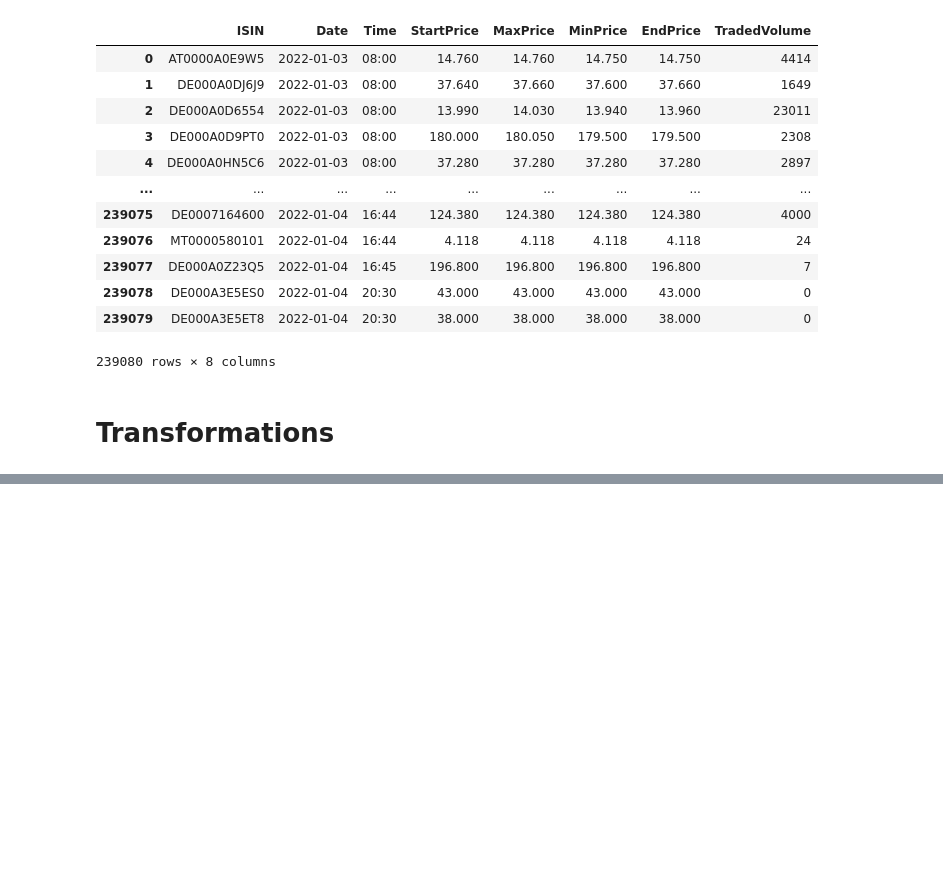
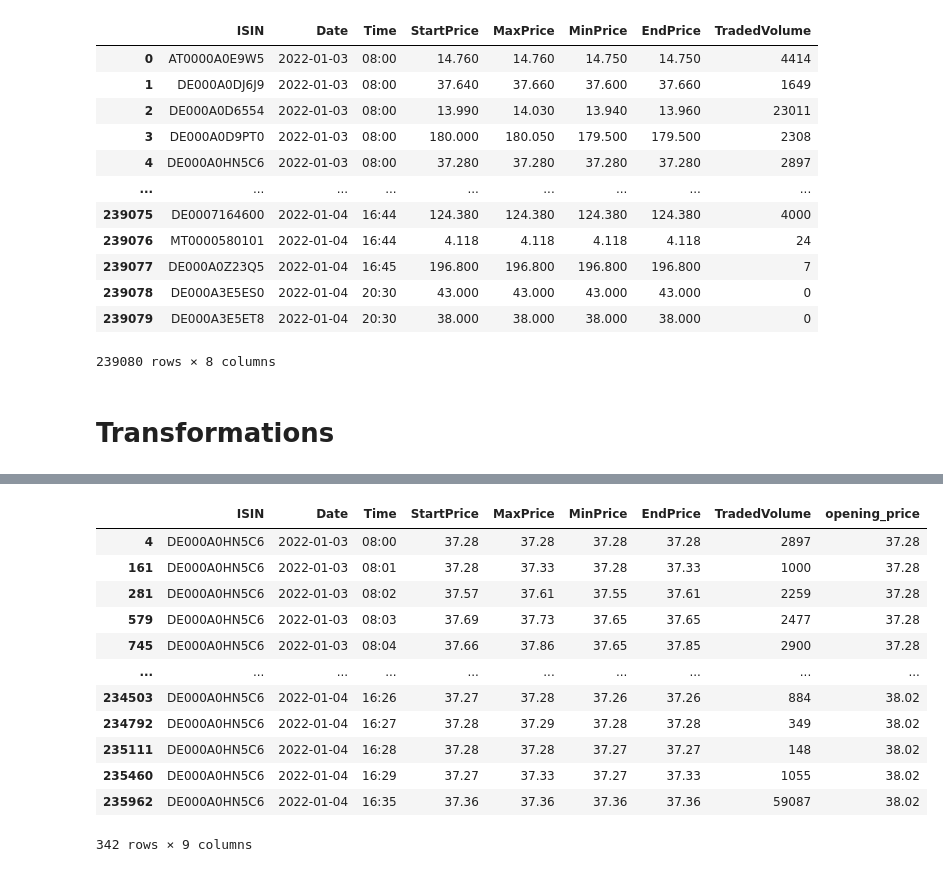
Before and after one commit to kspyrikos/ETL-pipelines, a Jupyter notebook: etl_pipelines.ipynb, the cells around one changed output, grey strips where cells are left out. Cells and saved outputs as stored; diff of their text form; code cells hidden in the pictures; blank space fills up the shorter version.

```diff
--- a/etl_pipelines.ipynb
+++ b/etl_pipelines.ipynb
@@ -109,0 +133,16 @@ df_all
+# %%
+df_all[df_all['ISIN']=='DE000A0HN5C6']
+# %% [output]
+|  | ISIN | Date | Time | StartPrice | MaxPrice | MinPrice | EndPrice | TradedVolume | opening_price |
+| 4 | DE000A0HN5C6 | 2022-01-03 | 08:00 | 37.28 | 37.28 | 37.28 | 37.28 | 2897 | 37.28 |
+| 161 | DE000A0HN5C6 | 2022-01-03 | 08:01 | 37.28 | 37.33 | 37.28 | 37.33 | 1000 | 37.28 |
+| 281 | DE000A0HN5C6 | 2022-01-03 | 08:02 | 37.57 | 37.61 | 37.55 | 37.61 | 2259 | 37.28 |
+| 579 | DE000A0HN5C6 | 2022-01-03 | 08:03 | 37.69 | 37.73 | 37.65 | 37.65 | 2477 | 37.28 |
+| 745 | DE000A0HN5C6 | 2022-01-03 | 08:04 | 37.66 | 37.86 | 37.65 | 37.85 | 2900 | 37.28 |
+| ... | ... | ... | ... | ... | ... | ... | ... | ... | ... |
+| 234503 | DE000A0HN5C6 | 2022-01-04 | 16:26 | 37.27 | 37.28 | 37.26 | 37.26 | 884 | 38.02 |
+| 234792 | DE000A0HN5C6 | 2022-01-04 | 16:27 | 37.28 | 37.29 | 37.28 | 37.28 | 349 | 38.02 |
+| 235111 | DE000A0HN5C6 | 2022-01-04 | 16:28 | 37.28 | 37.28 | 37.27 | 37.27 | 148 | 38.02 |
+| 235460 | DE000A0HN5C6 | 2022-01-04 | 16:29 | 37.27 | 37.33 | 37.27 | 37.33 | 1055 | 38.02 |
+| 235962 | DE000A0HN5C6 | 2022-01-04 | 16:35 | 37.36 | 37.36 | 37.36 | 37.36 | 59087 | 38.02 |
+342 rows × 9 columns
```
Also changed, not shown: parts of 17 cells of this notebook, 2 other files.
